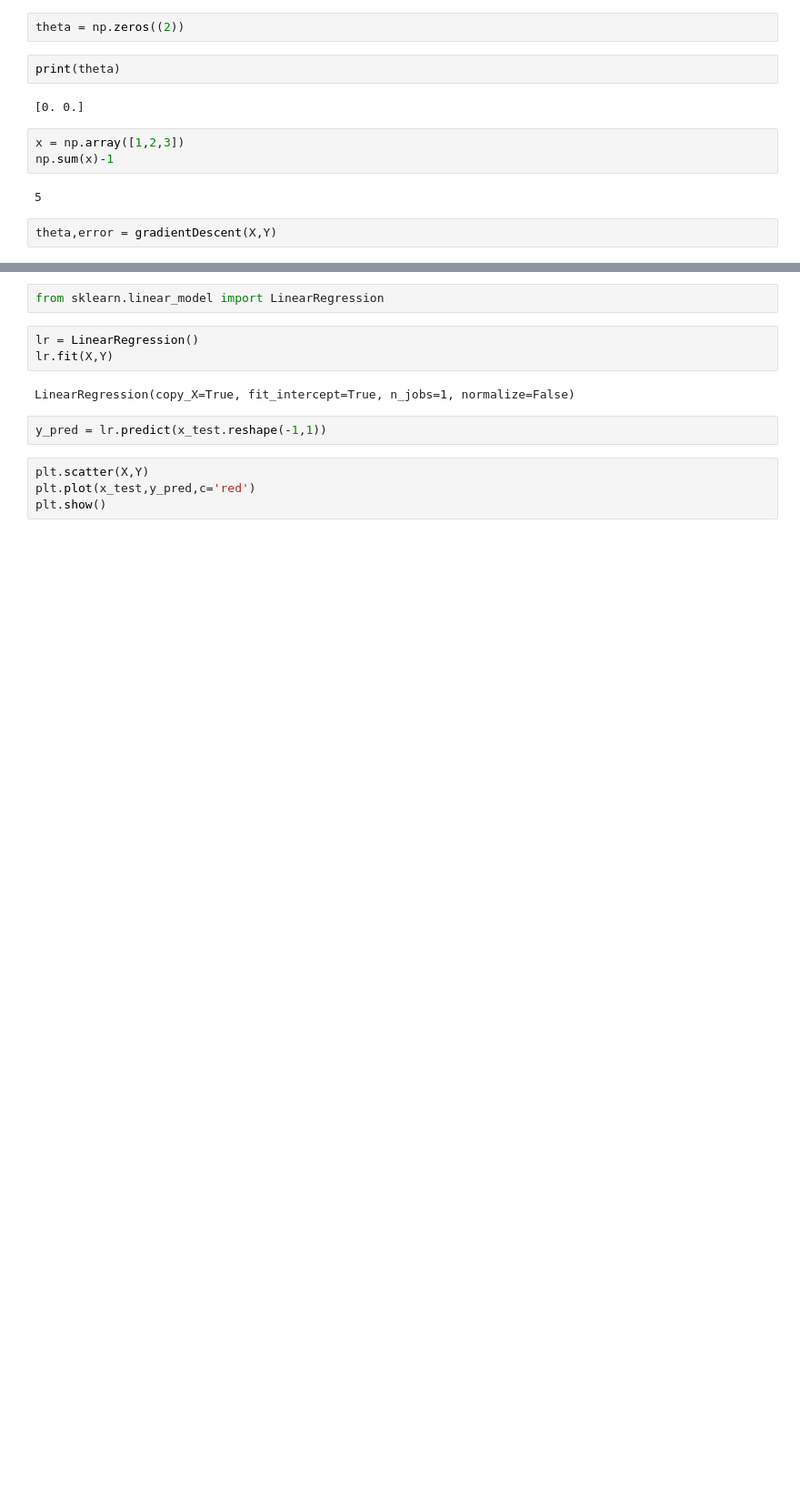
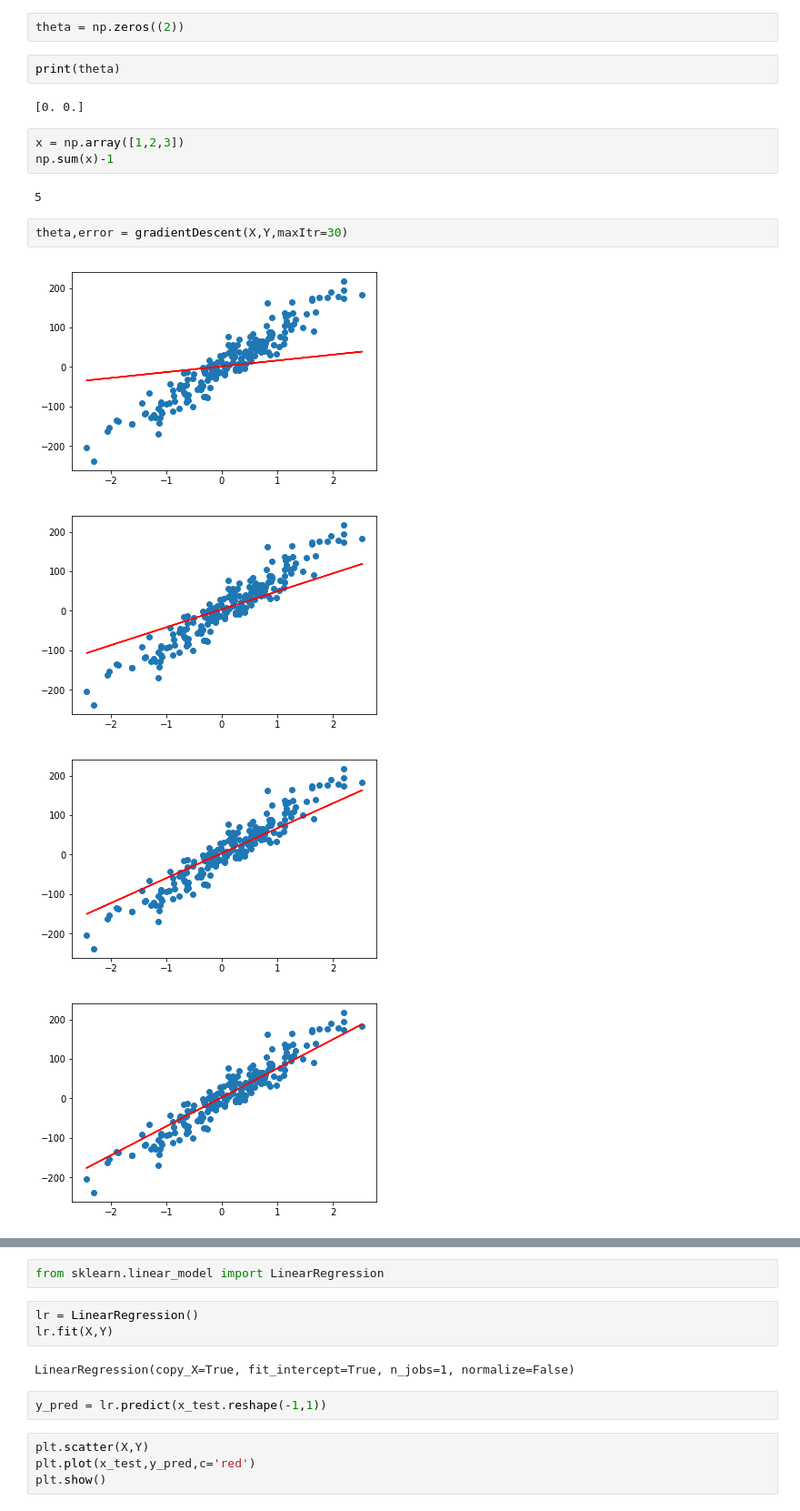
Before and after one commit to coding-blocks-archives/machine-learning-winter-2018, a Jupyter notebook: Lecture 04/Linear Regression.ipynb, the cells around one changed output, grey strips where cells are left out. Shown at 91% size. Cells and saved outputs as stored; diff of their text form; blank space fills up the shorter version.

```diff
--- a/Lecture 04/Linear Regression.ipynb
+++ b/Lecture 04/Linear Regression.ipynb
@@ -67,4 +80,9 @@ np.sum(x)-1
 # %% [output]
 5
 # %%
-theta,error = gradientDescent(X,Y)
+theta,error = gradientDescent(X,Y,maxItr=30)
+# %% [output]
+[figure, added]
+[figure, added]
+[figure, added]
+[figure, added]
```
Also changed, not shown: parts of 5 cells of this notebook.
